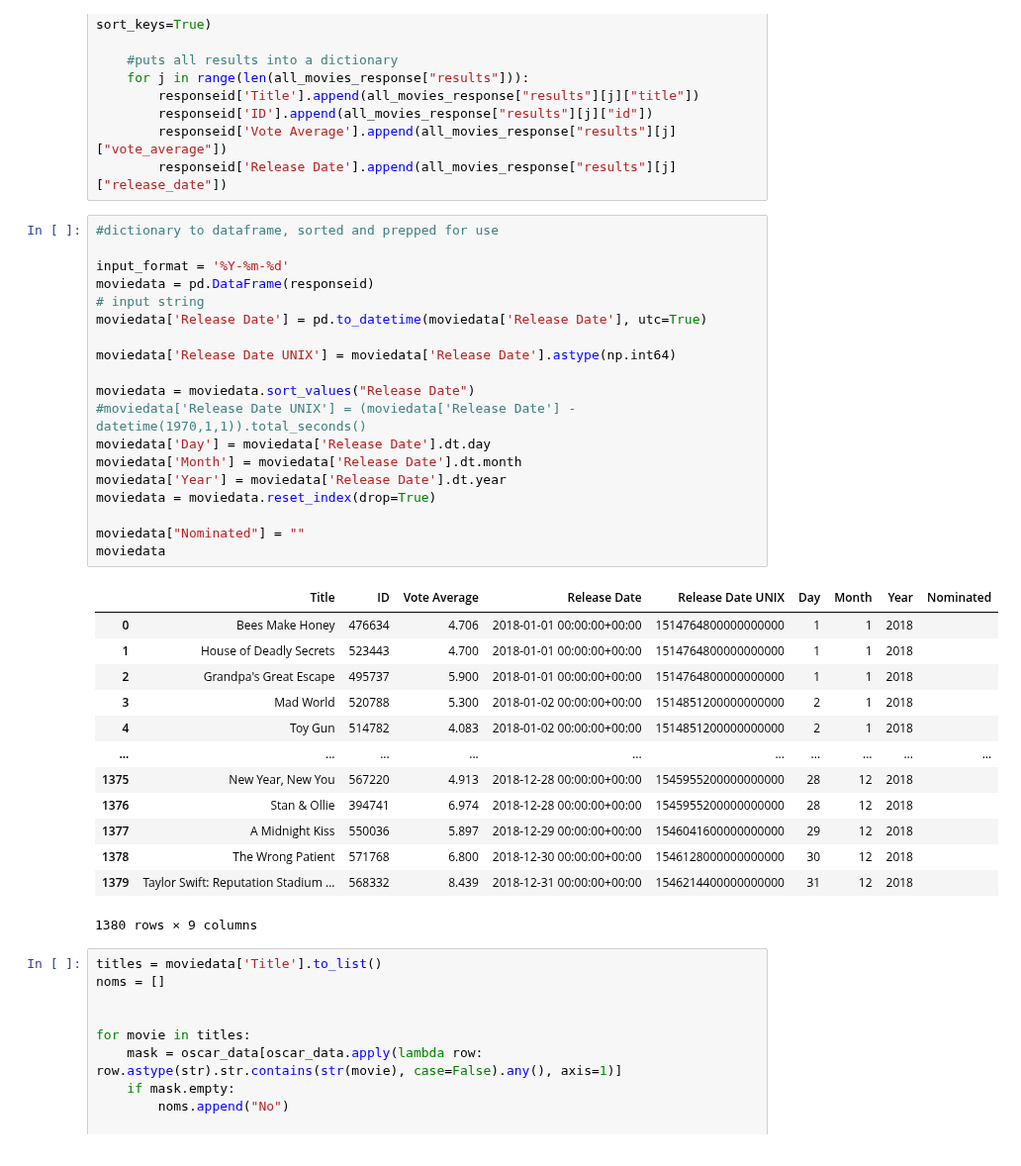
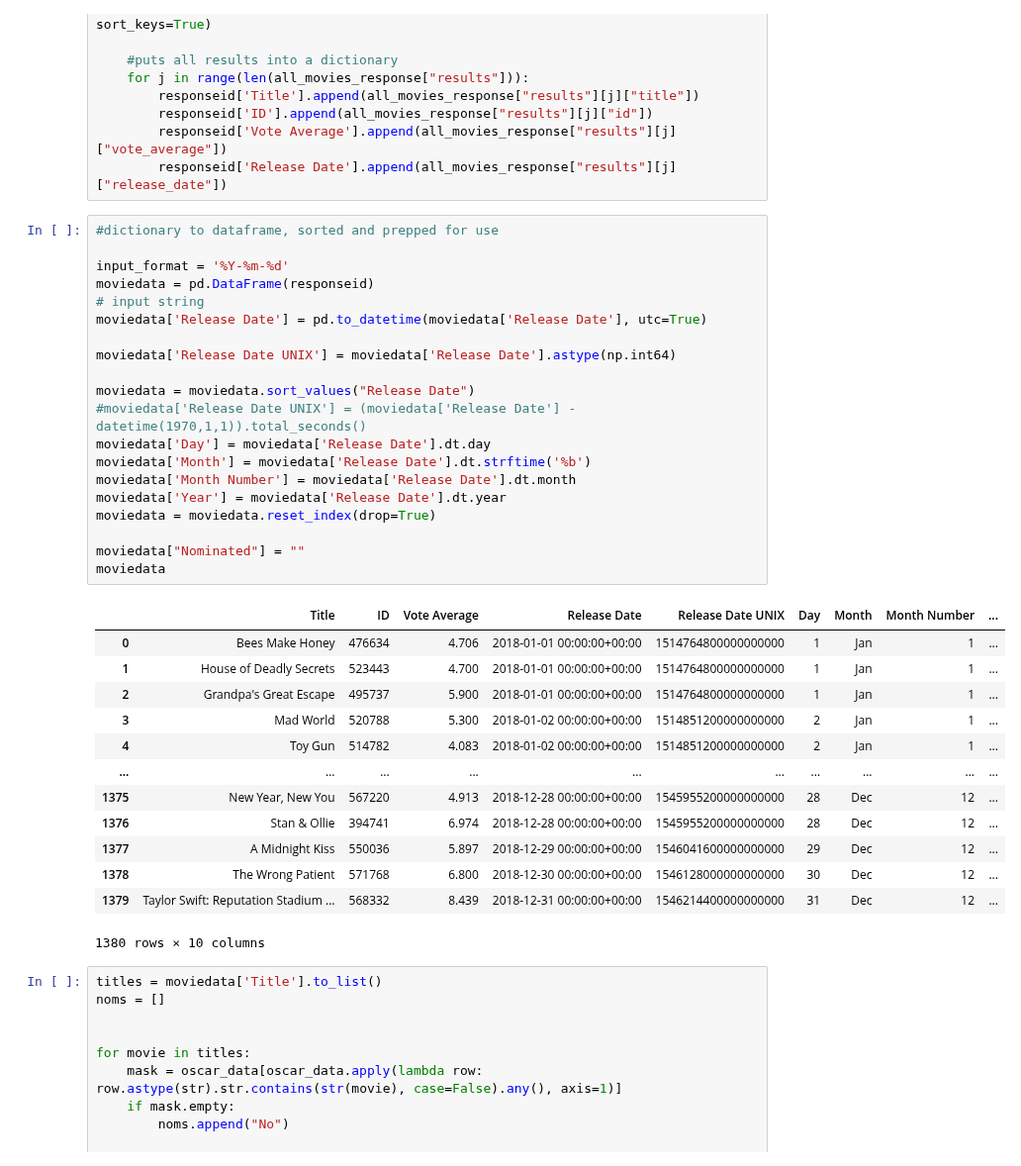
Before and after one commit to jamieah80/group-project-one, a Jupyter notebook: main.ipynb, the cells around one changed output. Shown at 99% size. Saved outputs shown, nothing was run; the diff lists cells and outputs as text.

```diff
--- a/main.ipynb
+++ b/main.ipynb
@@ -63,36 +55,37 @@ for i in range(1,int(total_pages)//10):
 # %%
 #dictionary to dataframe, sorted and prepped for use
 
 input_format = '%Y-%m-%d'
 moviedata = pd.DataFrame(responseid)
 # input string
 moviedata['Release Date'] = pd.to_datetime(moviedata['Release Date'], utc=True)
 
 moviedata['Release Date UNIX'] = moviedata['Release Date'].astype(np.int64)
 
 moviedata = moviedata.sort_values("Release Date")
 #moviedata['Release Date UNIX'] = (moviedata['Release Date'] - datetime(1970,1,1)).total_seconds()
 moviedata['Day'] = moviedata['Release Date'].dt.day
-moviedata['Month'] = moviedata['Release Date'].dt.month
+moviedata['Month'] = moviedata['Release Date'].dt.strftime('%b')
+moviedata['Month Number'] = moviedata['Release Date'].dt.month
 moviedata['Year'] = moviedata['Release Date'].dt.year
 moviedata = moviedata.reset_index(drop=True)
 
 moviedata["Nominated"] = ""
 moviedata
 # %% [output]
-|  | Title | ID | Vote Average | Release Date | Release Date UNIX | Day | Month | Year | Nominated |
-| 0 | Bees Make Honey | 476634 | 4.706 | 2018-01-01 00:00:00+00:00 | 1514764800000000000 | 1 | 1 | 2018 |  |
-| 1 | House of Deadly Secrets | 523443 | 4.700 | 2018-01-01 00:00:00+00:00 | 1514764800000000000 | 1 | 1 | 2018 |  |
-| 2 | Grandpa's Great Escape | 495737 | 5.900 | 2018-01-01 00:00:00+00:00 | 1514764800000000000 | 1 | 1 | 2018 |  |
-| 3 | Mad World | 520788 | 5.300 | 2018-01-02 00:00:00+00:00 | 1514851200000000000 | 2 | 1 | 2018 |  |
-| 4 | Toy Gun | 514782 | 4.083 | 2018-01-02 00:00:00+00:00 | 1514851200000000000 | 2 | 1 | 2018 |  |
+|  | Title | ID | Vote Average | Release Date | Release Date UNIX | Day | Month | Month Number | ... |
+| 0 | Bees Make Honey | 476634 | 4.706 | 2018-01-01 00:00:00+00:00 | 1514764800000000000 | 1 | Jan | 1 | ... |
+| 1 | House of Deadly Secrets | 523443 | 4.700 | 2018-01-01 00:00:00+00:00 | 1514764800000000000 | 1 | Jan | 1 | ... |
+| 2 | Grandpa's Great Escape | 495737 | 5.900 | 2018-01-01 00:00:00+00:00 | 1514764800000000000 | 1 | Jan | 1 | ... |
+| 3 | Mad World | 520788 | 5.300 | 2018-01-02 00:00:00+00:00 | 1514851200000000000 | 2 | Jan | 1 | ... |
+| 4 | Toy Gun | 514782 | 4.083 | 2018-01-02 00:00:00+00:00 | 1514851200000000000 | 2 | Jan | 1 | ... |
 | ... | ... | ... | ... | ... | ... | ... | ... | ... | ... |
-| 1375 | New Year, New You | 567220 | 4.913 | 2018-12-28 00:00:00+00:00 | 1545955200000000000 | 28 | 12 | 2018 |  |
-| 1376 | Stan & Ollie | 394741 | 6.974 | 2018-12-28 00:00:00+00:00 | 1545955200000000000 | 28 | 12 | 2018 |  |
-| 1377 | A Midnight Kiss | 550036 | 5.897 | 2018-12-29 00:00:00+00:00 | 1546041600000000000 | 29 | 12 | 2018 |  |
-| 1378 | The Wrong Patient | 571768 | 6.800 | 2018-12-30 00:00:00+00:00 | 1546128000000000000 | 30 | 12 | 2018 |  |
-| 1379 | Taylor Swift: Reputation Stadium ... | 568332 | 8.439 | 2018-12-31 00:00:00+00:00 | 1546214400000000000 | 31 | 12 | 2018 |  |
+| 1375 | New Year, New You | 567220 | 4.913 | 2018-12-28 00:00:00+00:00 | 1545955200000000000 | 28 | Dec | 12 | ... |
+| 1376 | Stan & Ollie | 394741 | 6.974 | 2018-12-28 00:00:00+00:00 | 1545955200000000000 | 28 | Dec | 12 | ... |
+| 1377 | A Midnight Kiss | 550036 | 5.897 | 2018-12-29 00:00:00+00:00 | 1546041600000000000 | 29 | Dec | 12 | ... |
+| 1378 | The Wrong Patient | 571768 | 6.800 | 2018-12-30 00:00:00+00:00 | 1546128000000000000 | 30 | Dec | 12 | ... |
+| 1379 | Taylor Swift: Reputation Stadium ... | 568332 | 8.439 | 2018-12-31 00:00:00+00:00 | 1546214400000000000 | 31 | Dec | 12 | ... |
-1380 rows × 9 columns
+1380 rows × 10 columns
 # %%
 titles = moviedata['Title'].to_list()
 noms = []
```
Also changed, not shown: parts of 11 cells of this notebook, 6 other files.
